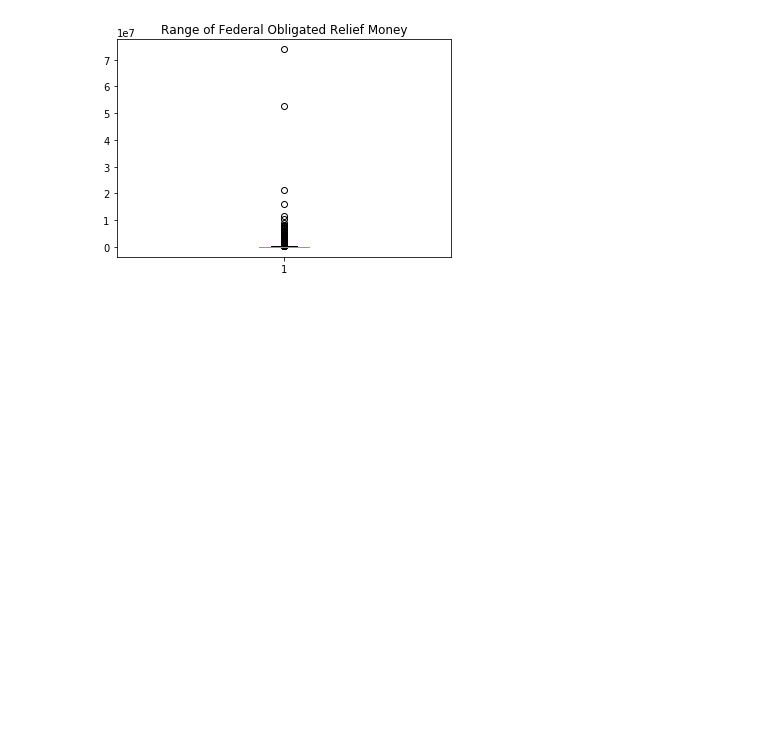
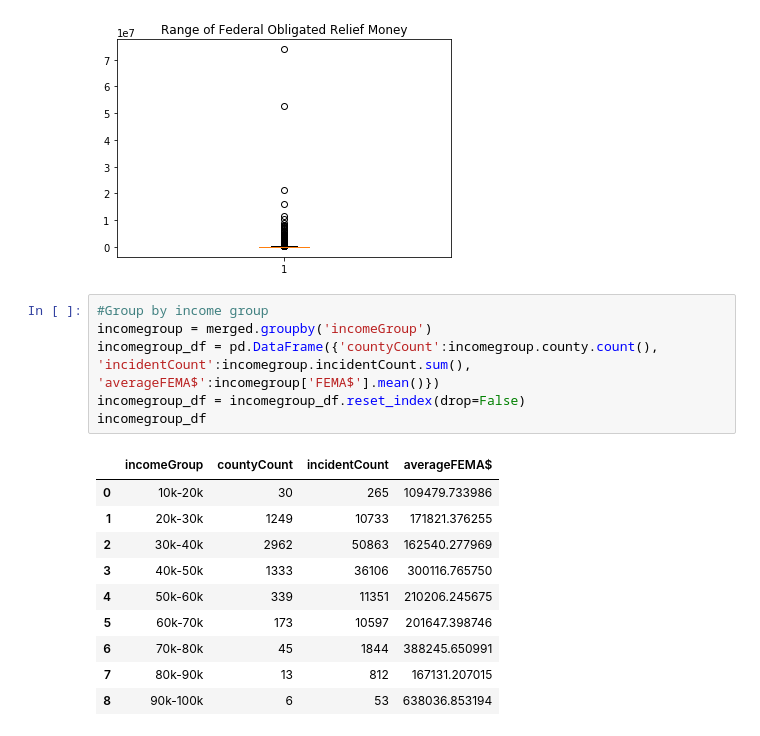
Before and after one commit to chunwong7/Project_1, a Jupyter notebook: SAPIE_analysis.ipynb, the cells around one changed output. Saved outputs shown, nothing was run; the diff lists cells and outputs as text; blank space fills up the shorter version.

```diff
--- a/SAPIE_analysis.ipynb
+++ b/SAPIE_analysis.ipynb
@@ -96,3 +96,20 @@ plt.savefig('plots/fema$range.png')
 plt.show()
 # %% [output]
 [figure]
+# %%
+#Group by income group
+incomegroup = merged.groupby('incomeGroup')
+incomegroup_df = pd.DataFrame({'countyCount':incomegroup.county.count(), 'incidentCount':incomegroup.incidentCount.sum(), 'averageFEMA$':incomegroup['FEMA$'].mean()})
+incomegroup_df = incomegroup_df.reset_index(drop=False)
+incomegroup_df
+# %% [output]
+|  | incomeGroup | countyCount | incidentCount | averageFEMA$ |
+| 0 | 10k-20k | 30 | 265 | 109479.733986 |
+| 1 | 20k-30k | 1249 | 10733 | 171821.376255 |
+| 2 | 30k-40k | 2962 | 50863 | 162540.277969 |
+| 3 | 40k-50k | 1333 | 36106 | 300116.765750 |
+| 4 | 50k-60k | 339 | 11351 | 210206.245675 |
+| 5 | 60k-70k | 173 | 10597 | 201647.398746 |
+| 6 | 70k-80k | 45 | 1844 | 388245.650991 |
+| 7 | 80k-90k | 13 | 812 | 167131.207015 |
+| 8 | 90k-100k | 6 | 53 | 638036.853194 |
```
Also changed, not shown: parts of 1 cell of this notebook, 1 other file.
